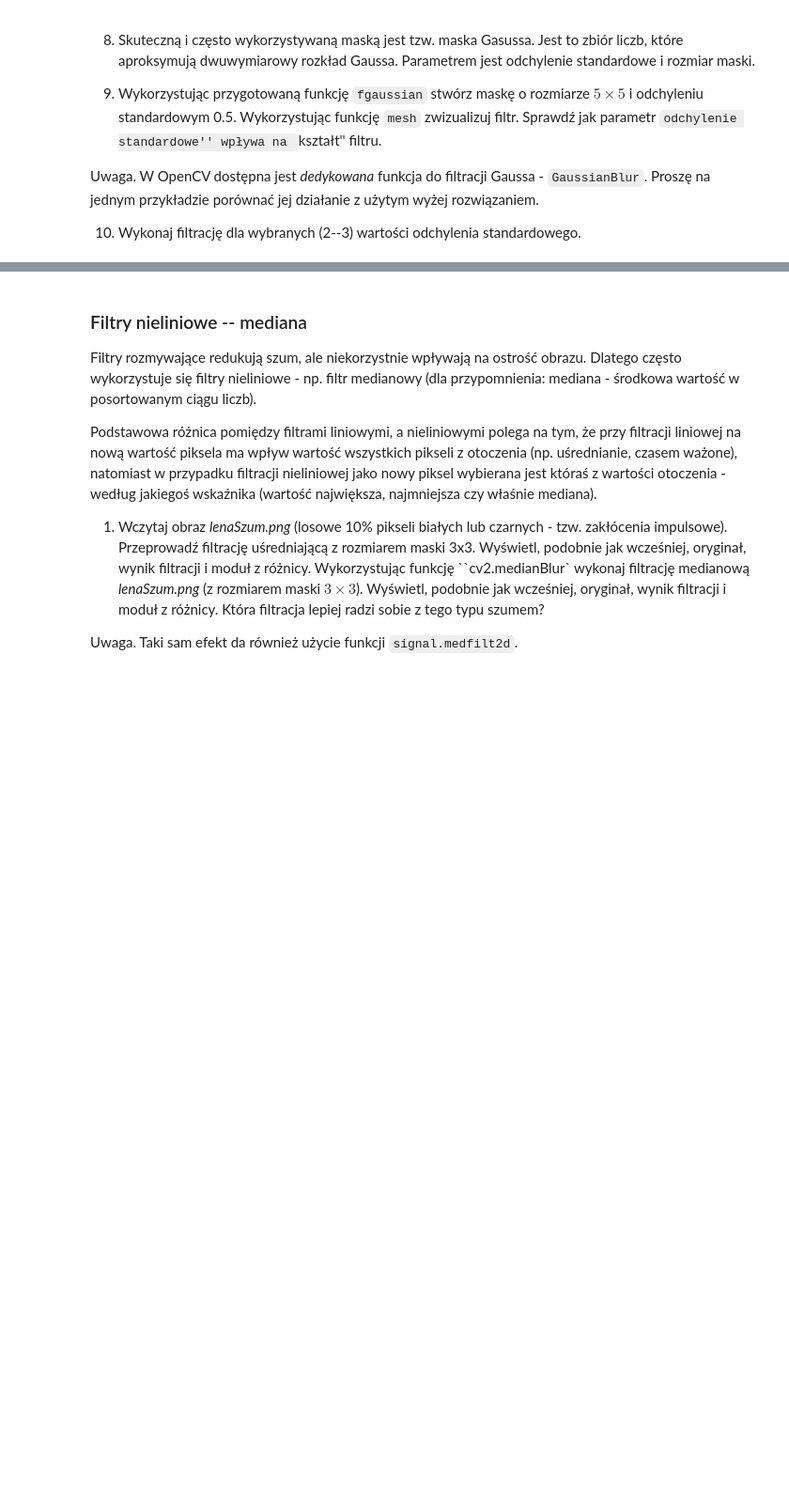
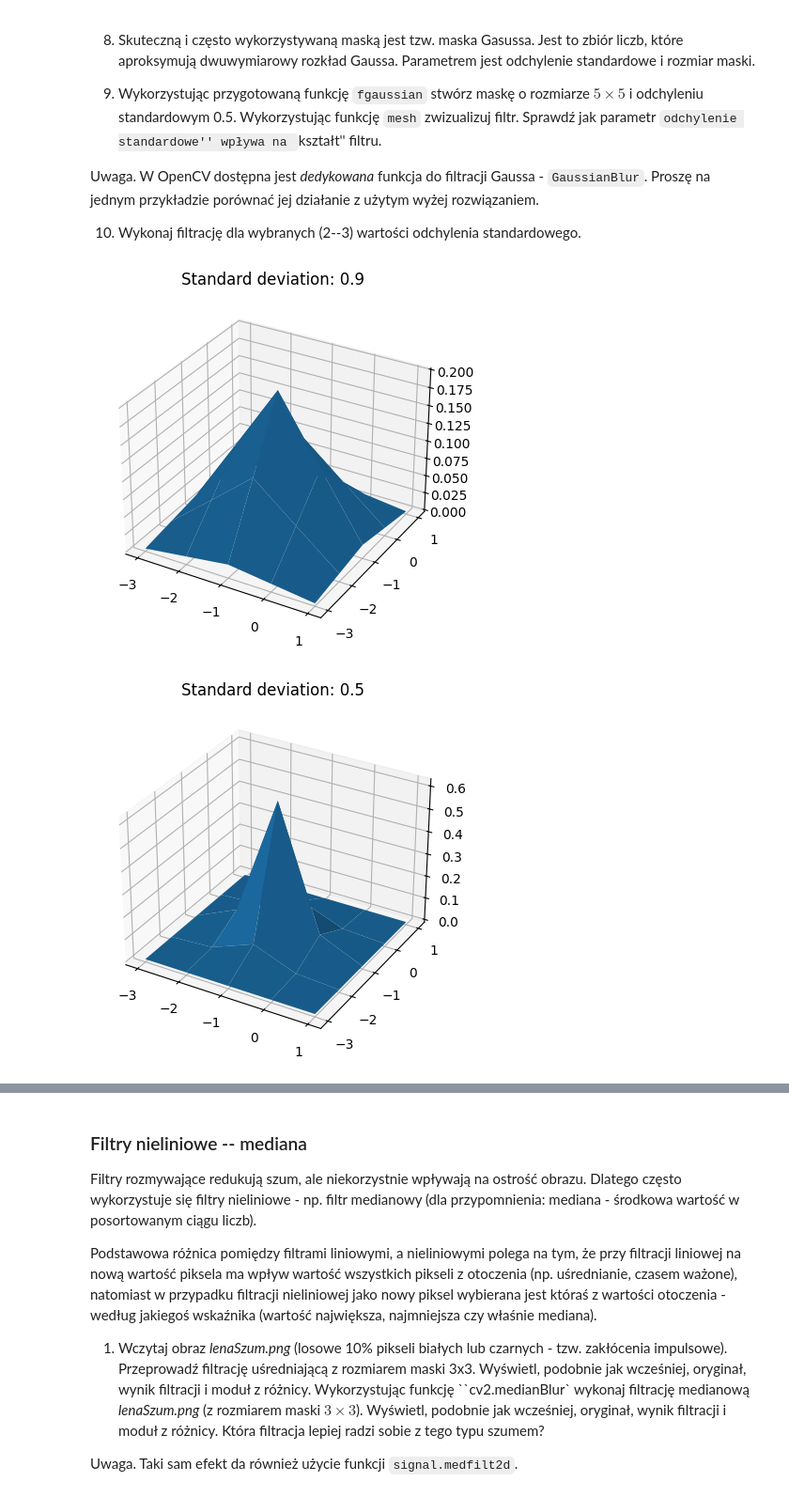
Before and after one commit to arturgesiarz/DigitalImageProcessing-Course, a Jupyter notebook: lab06/06_context.ipynb, the cells around one changed output, grey strips where cells are left out. Shown at 94% size. Cells and saved outputs as stored; diff of their text form; code cells hidden in the pictures; blank space fills up the shorter version.

```diff
--- a/lab06/06_context.ipynb
+++ b/lab06/06_context.ipynb
@@ -142,10 +164,10 @@ def fgaussian(size, sigma):
      return g /g.sum()
 
 
-def mesh(fun, size):
+def mesh(fun, size, title=""):
     fig = plt.figure()
-    ax = fig.gca(projection='3d')
-
+    ax = fig.add_subplot(projection='3d')
+    ax.set_title(title)
 
     X = np.arange(-size//2, size//2, 1)
     Y = np.arange(-size//2, size//2, 1)
@@ -155,3 +177,10 @@ def mesh(fun, size):
     ax.plot_surface(X, Y, Z)
 
     plt.show()
+# %%
+mesh(fgaussian(5, 0.9), 5, "Standard deviation: 0.9")
+mesh(fgaussian(5, 0.5), 5, "Standard deviation: 0.5")
+mesh(fgaussian(5, 0.1), 5, "Standard deviation: 0.1")
+# %% [output]
+[figure, added]
+[figure, added]
```
Also changed, not shown: parts of 3 cells of this notebook.
